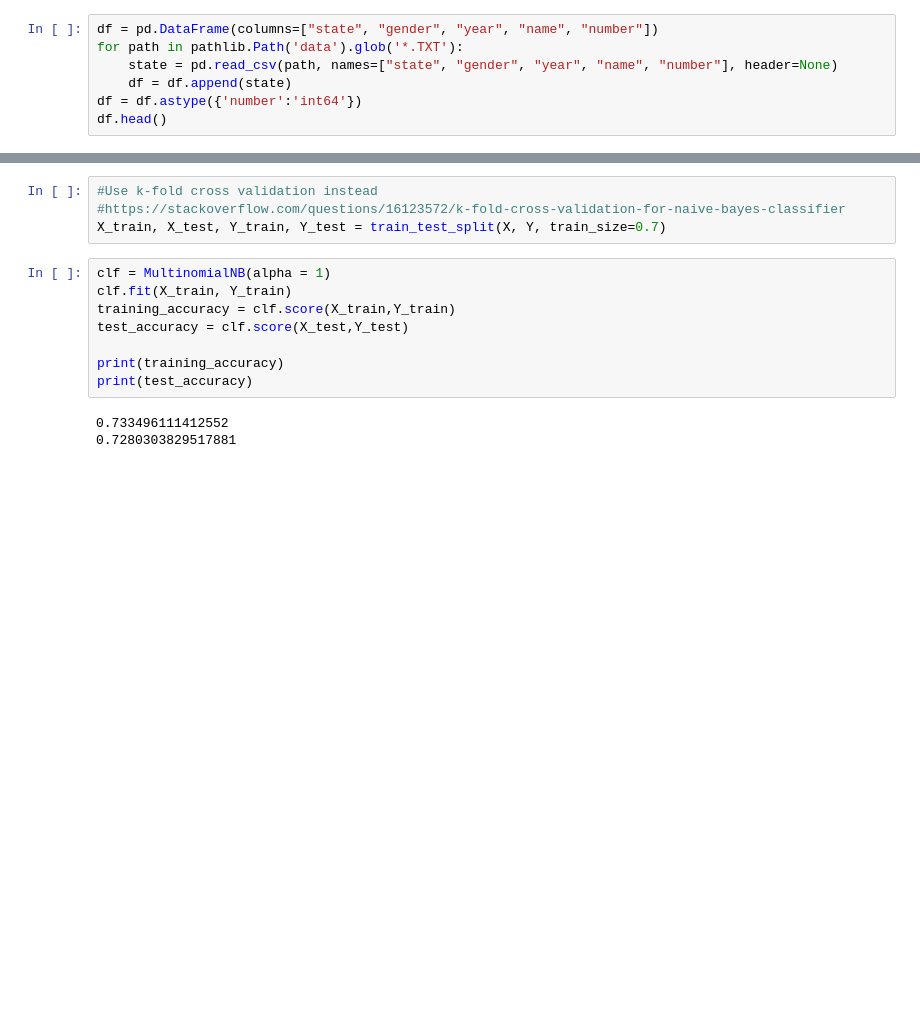
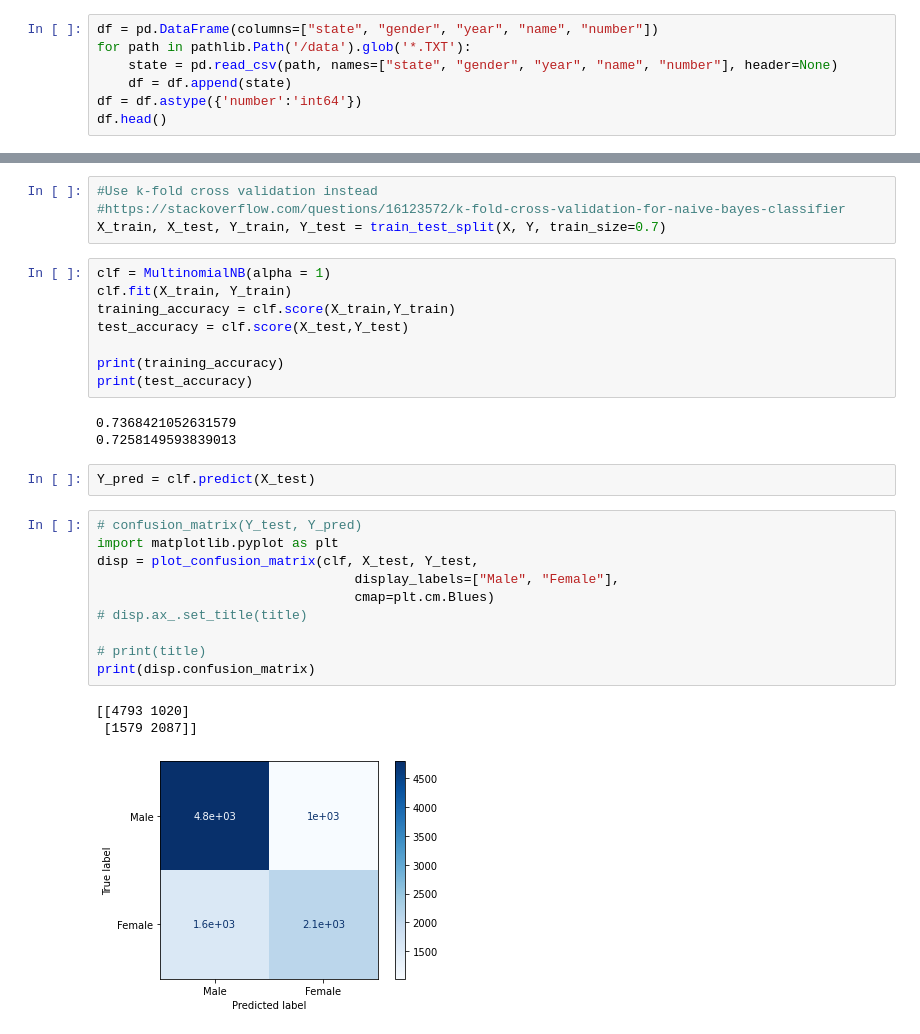
Before and after one commit to sowmyay/us_names, a Jupyter notebook: notebooks/Name-Gender-models.ipynb, the cells around one changed output, grey strips where cells are left out. Saved outputs shown, nothing was run; the diff lists cells and outputs as text; blank space fills up the shorter version.

```diff
--- a/notebooks/Name-Gender-models.ipynb
+++ b/notebooks/Name-Gender-models.ipynb
@@ -12,7 +13,7 @@ from sklearn.model_selection import train_test_split
 from sklearn.feature_extraction.text import CountVectorizer, TfidfVectorizer, HashingVectorizer
 # %%
 df = pd.DataFrame(columns=["state", "gender", "year", "name", "number"])
-for path in pathlib.Path('data').glob('*.TXT'):
+for path in pathlib.Path('/data').glob('*.TXT'):
     state = pd.read_csv(path, names=["state", "gender", "year", "name", "number"], header=None)
     df = df.append(state)
 df = df.astype({'number':'int64'})
@@ -88,8 +85,24 @@ test_accuracy = clf.score(X_test,Y_test)
 print(training_accuracy)
 print(test_accuracy)
 # %% [output]
-0.733496111412552
-0.7280303829517881
+0.7368421052631579
+0.7258149593839013
+# %%
+Y_pred = clf.predict(X_test)
+# %%
+# confusion_matrix(Y_test, Y_pred)
+import matplotlib.pyplot as plt
+disp = plot_confusion_matrix(clf, X_test, Y_test,
+                                 display_labels=["Male", "Female"],
+                                 cmap=plt.cm.Blues)
+# disp.ax_.set_title(title)
+
+# print(title)
+print(disp.confusion_matrix)
+# %% [output]
+[[4793 1020]
+ [1579 2087]]
+[figure, added]
 # %%
 @interact_manual
 def predict(x="Roger"):
```
Also changed, not shown: parts of 9 cells of this notebook, 29 other files.
